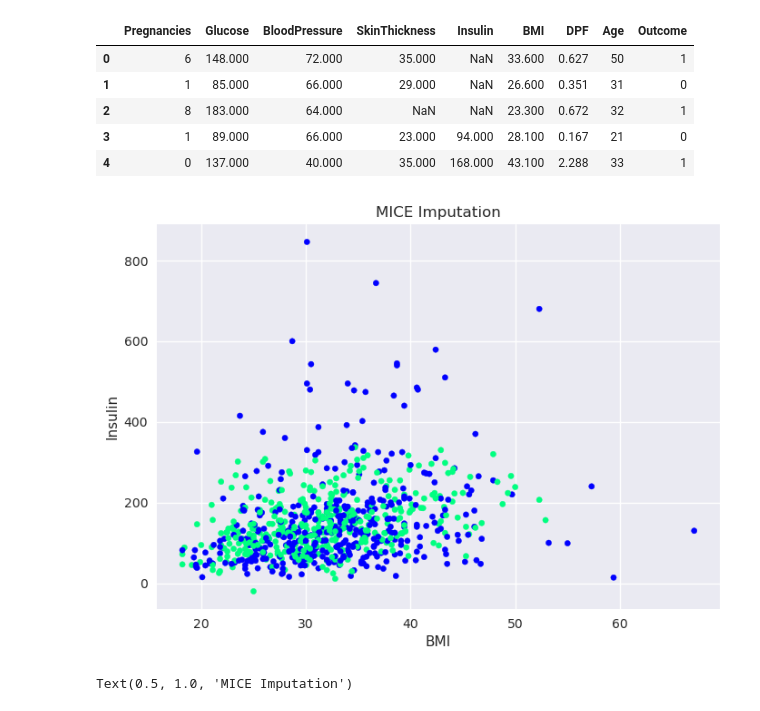
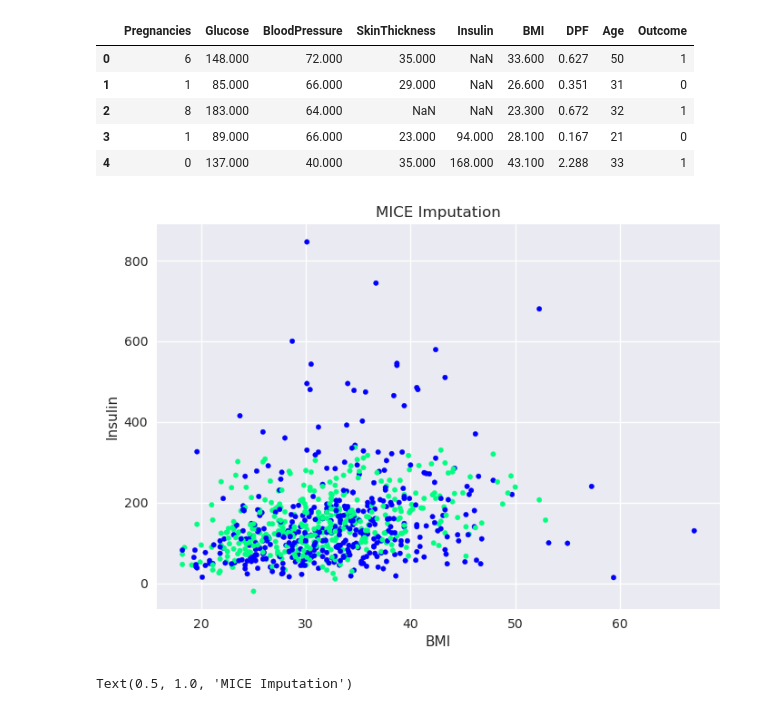
Before and after one commit to hhuseyincosgun/Feature-Engineering, a Jupyter notebook: missing-data-imputation-visualization.ipynb, the cells around one changed output. Cells and saved outputs as stored; diff of their text form; code cells hidden in the pictures.

```diff
--- a/missing-data-imputation-visualization.ipynb
+++ b/missing-data-imputation-visualization.ipynb
@@ -435,9 +435,11 @@ df_mice_imputed = pd.DataFrame(mice_imputer.fit_transform(df_mice), columns=df_m
 # %%
 fig = plt.Figure()
 null_values = df['Insulin'].isnull()
-fig = df_mice_imputed.plot(x='BMI', y='Insulin', kind='scatter', c=null_values, cmap='winter', title='MICE Imputation', colorbar=False)
+fig = df_mice_imputed.plot(x='BMI', y='Insulin', kind='scatter',
+                           c=null_values, cmap='winter', s = 15,
+                           title='MICE Imputation', colorbar=False)
 # %% [output]
-[figure, old version]
+[figure, new version]
 # %%
 sns.histplot(
     df_mice_imputed["Insulin"], kde=True,
```
Also changed, not shown: parts of 12 cells of this notebook.
